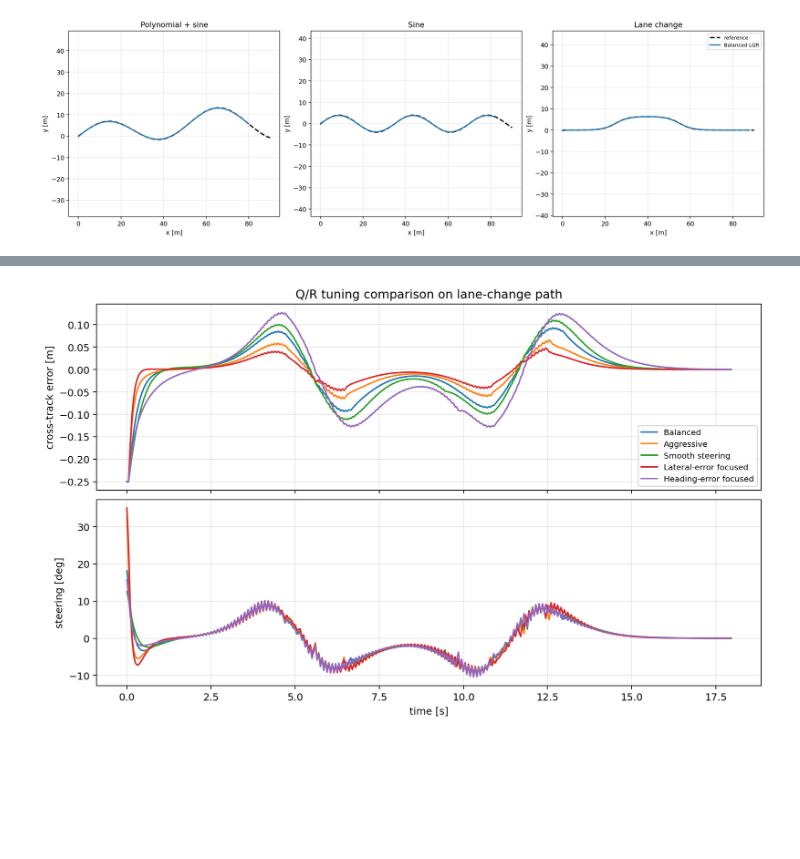
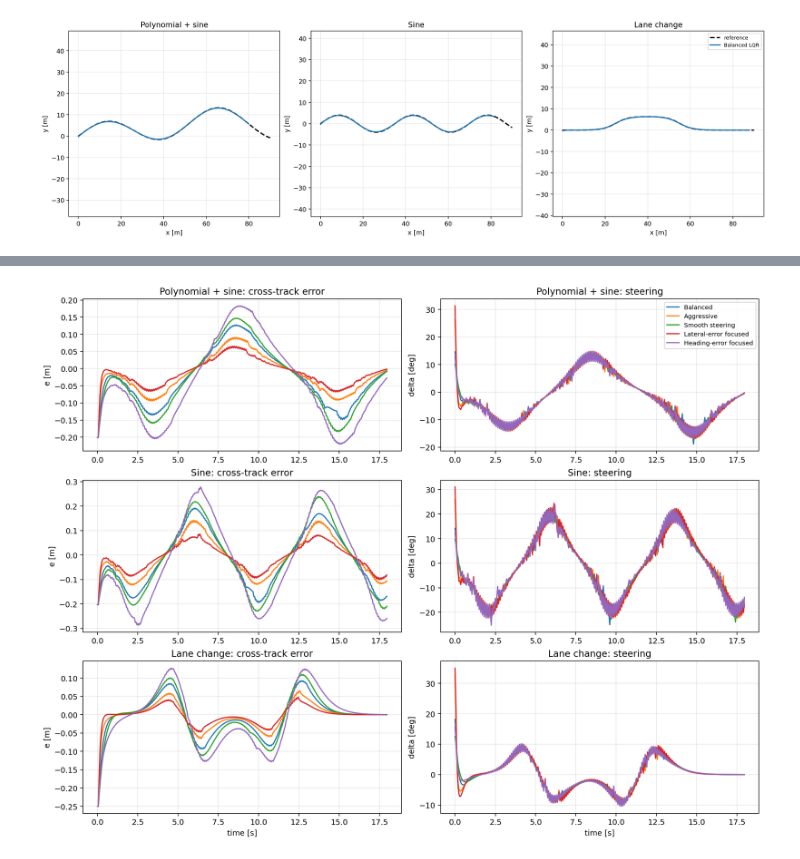
Before and after one commit to wajid626/lqr, a Jupyter notebook: HW1-2_LQR.ipynb, the cells around one changed output, grey strips where cells are left out. Drawn from its saved outputs; the diff is of its cells as text; code cells hidden in the pictures; blank space fills up the shorter version.

```diff
--- a/HW1-2_LQR.ipynb
+++ b/HW1-2_LQR.ipynb
@@ -176,20 +230,22 @@ Sine                Heading-error focused   0.172     4.884      25.270
 # %%
 import numpy as np
 import matplotlib.pyplot as plt
 
-lane_path = "Lane change"
-fig, axes = plt.subplots(2, 1, figsize=(10, 6), sharex=True, constrained_layout=True)
-for case in cases:
-    result = results[(lane_path, case.name)]
-    axes[0].plot(result["t"], result["e"], label=case.name)
-    axes[1].plot(result["t"], np.rad2deg(result["steer"]), label=case.name)
-axes[0].set_title("Q/R tuning comparison on lane-change path")
-axes[0].set_ylabel("cross-track error [m]")
-axes[1].set_ylabel("steering [deg]")
-axes[1].set_xlabel("time [s]")
-for ax in axes:
-    ax.grid(True, alpha=0.3)
-axes[0].legend(loc="best", fontsize=8)
+fig, axes = plt.subplots(len(paths), 2, figsize=(13, 10), sharex=False, constrained_layout=True)
+for row, (path_name, _) in enumerate(paths.items()):
+    for case in cases:
+        result = results[(path_name, case.name)]
+        axes[row, 0].plot(result["t"], result["e"], label=case.name)
+        axes[row, 1].plot(result["t"], np.rad2deg(result["steer"]), label=case.name)
+    axes[row, 0].set_title(f"{path_name}: cross-track error")
+    axes[row, 1].set_title(f"{path_name}: steering")
+    axes[row, 0].set_ylabel("e [m]")
+    axes[row, 1].set_ylabel("delta [deg]")
+    axes[row, 0].grid(True, alpha=0.3)
+    axes[row, 1].grid(True, alpha=0.3)
+axes[-1, 0].set_xlabel("time [s]")
+axes[-1, 1].set_xlabel("time [s]")
+axes[0, 1].legend(loc="best", fontsize=8)
 plt.show()
 # %% [output]
-[figure, old version]
+[figure, new version]
```
Also changed, not shown: parts of 6 cells of this notebook, 4 other files.
